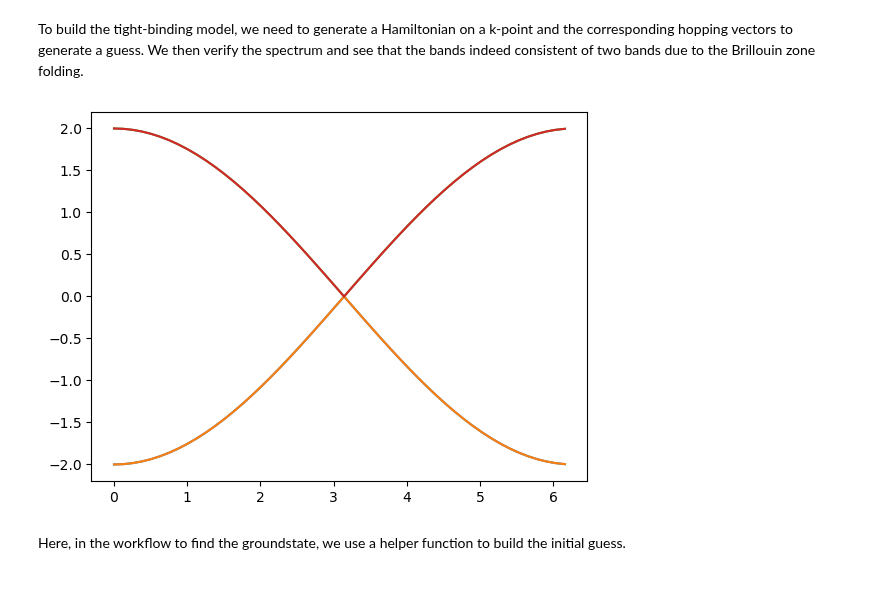
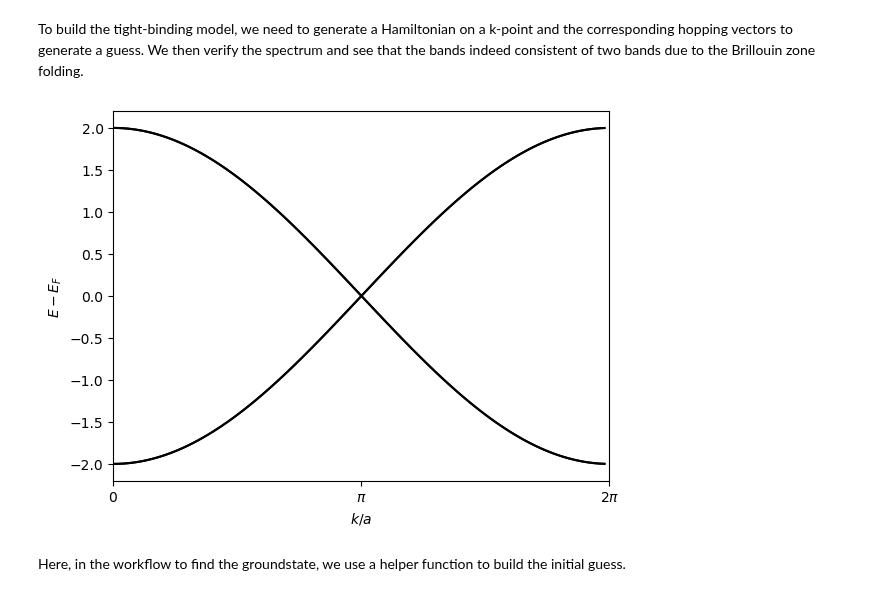
Before and after one commit to quantum-tinkerer/MeanFi, a Jupyter notebook: examples/1d_hubbard.ipynb, the cells around one changed output. Saved outputs shown, nothing was run; the diff lists cells and outputs as text; code cells hidden in the pictures.

```diff
--- a/examples/1d_hubbard.ipynb
+++ b/examples/1d_hubbard.ipynb
@@ -31,19 +24,24 @@ def hamiltonian(k):
+# %%
+hopp = np.kron(np.array([[0, 1], [0, 0]]), np.eye(2))
+tb_model = {
+    (0,) : hopp + hopp.T.conj(),
+    (1,) : hopp,
+}
+# %%
+nk = 100
+hamiltonians_0, ks = utils.kgrid_hamiltonian(nk, tb_model, return_ks=True)
 # %% [markdown]
 To build the tight-binding model, we need to generate a Hamiltonian on a k-point and the corresponding hopping vectors to generate a guess. We then verify the spectrum and see that the bands indeed consistent of two bands due to the Brillouin zone folding.
-# %%
-# Compute non-interacting Hamiltonian on a coarse k-point grid
-# Number of k-points along each direction
-nk = 50
-# k-points must start at zero
-ks = np.linspace(0, 2 * np.pi, nk, endpoint=False)
-hamiltonians_0 = np.array([hamiltonian(k) for k in ks])
-hopping_vecs = np.array([[0,], [1,], [-1,]])
 # %%
 vals, vecs = np.linalg.eigh(hamiltonians_0)
-plt.plot(ks, vals)
+plt.plot(ks, vals, c='k')
+plt.xticks([0, np.pi, 2 * np.pi], ['$0$', '$\pi$', '$2\pi$'])
+plt.xlim(0, 2 * np.pi)
+plt.ylabel('$E - E_F$')
+plt.xlabel('$k / a$')
 plt.show()
 # %% [output]
-[figure, old version]
+[figure, new version]
 # %% [markdown]
 Here, in the workflow to find the groundstate, we use a helper function to build the initial guess.
 # %%
```
Also changed, not shown: parts of 7 cells of this notebook.
